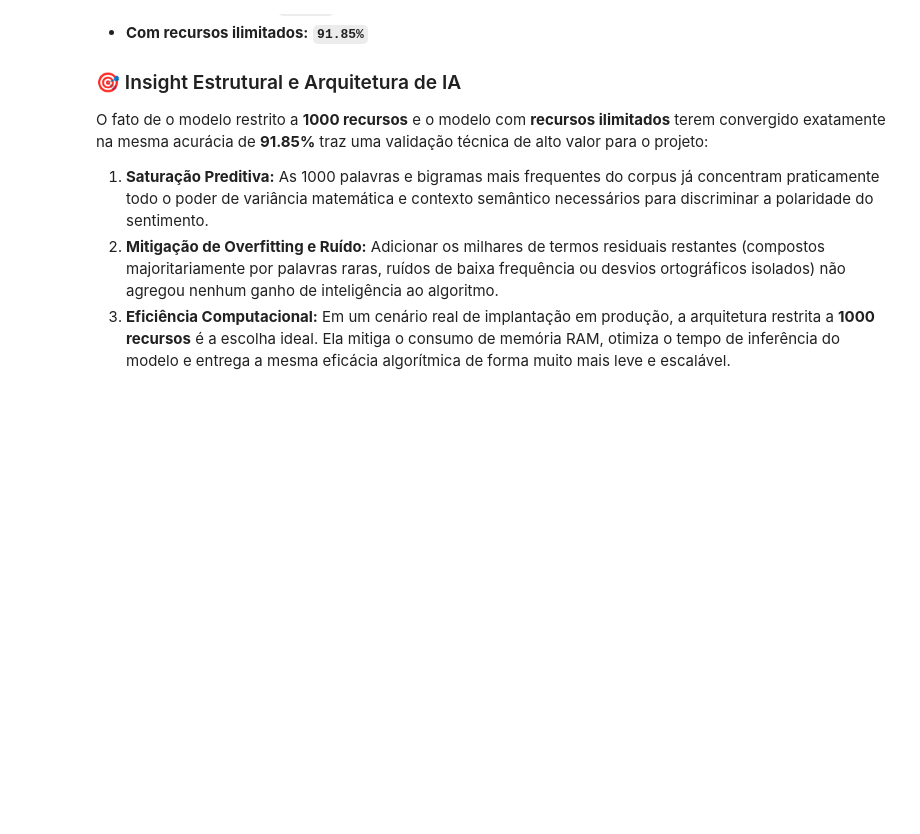
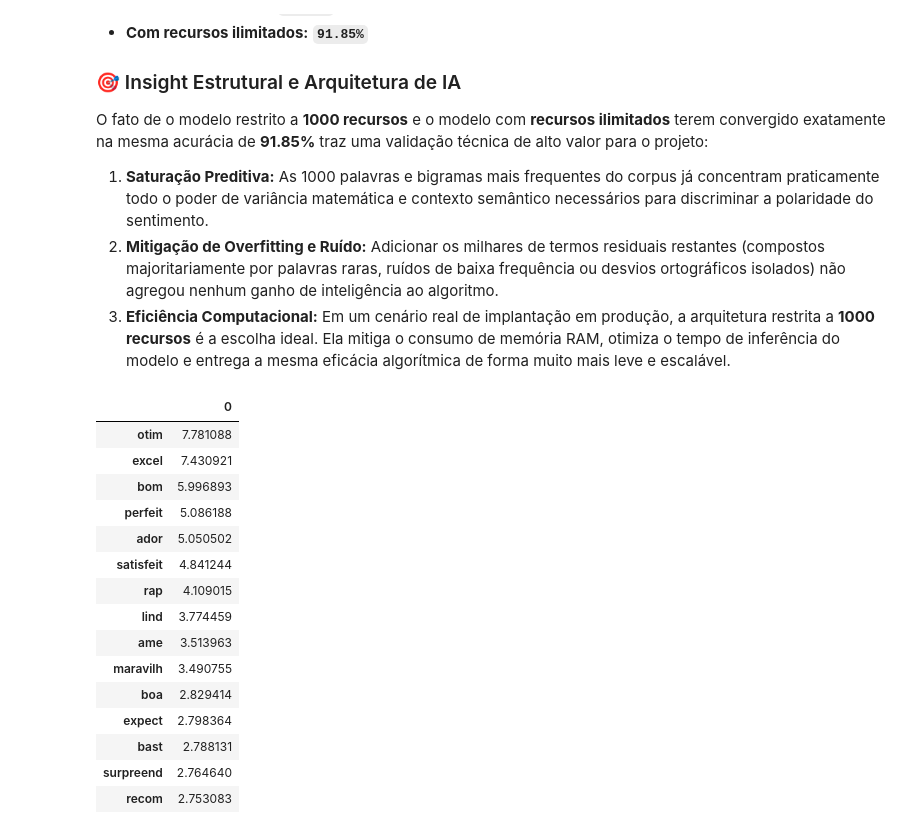
Before and after one commit to Vagnerkrg/nlp-analise-sentimentos-projetos, a Jupyter notebook: analise_sentimentos.ipynb, the cells around one changed output. Cells and saved outputs as stored; diff of their text form; code cells hidden in the pictures; blank space fills up the shorter version.

```diff
--- a/analise_sentimentos.ipynb
+++ b/analise_sentimentos.ipynb
@@ -692,3 +692,22 @@ pesos = pd.DataFrame(
     regressao_logistica.coef_[0].T,
     index=tfidf_1000.get_feature_names_out()
 )
+# %%
+pesos.nlargest(15, 0)
+# %% [output]
+|  | 0 |
+| otim | 7.781088 |
+| excel | 7.430921 |
+| bom | 5.996893 |
+| perfeit | 5.086188 |
+| ador | 5.050502 |
+| satisfeit | 4.841244 |
+| rap | 4.109015 |
+| lind | 3.774459 |
+| ame | 3.513963 |
+| maravilh | 3.490755 |
+| boa | 2.829414 |
+| expect | 2.798364 |
+| bast | 2.788131 |
+| surpreend | 2.764640 |
+| recom | 2.753083 |
```
Also changed, not shown: parts of 2 cells of this notebook, 1 other file.
